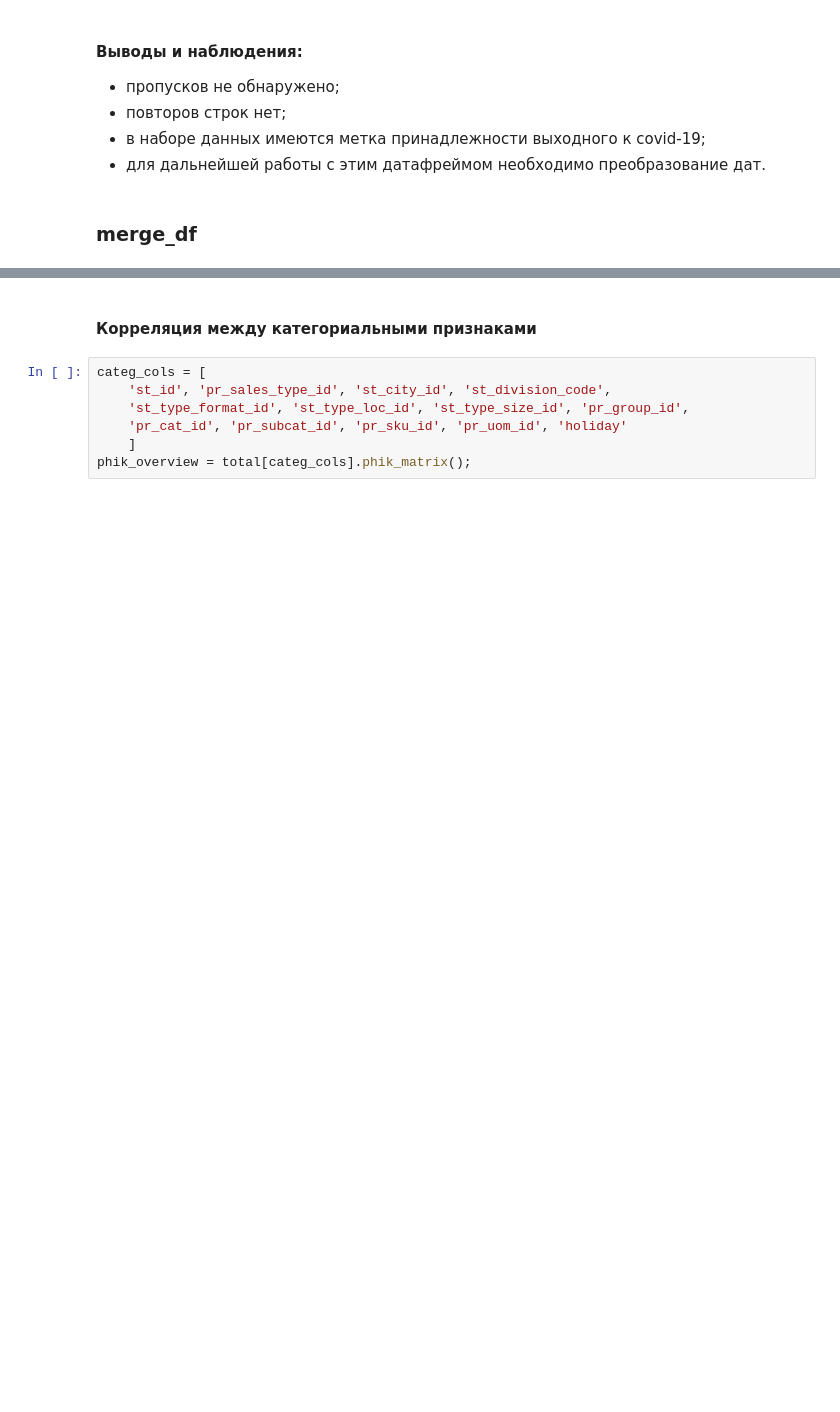
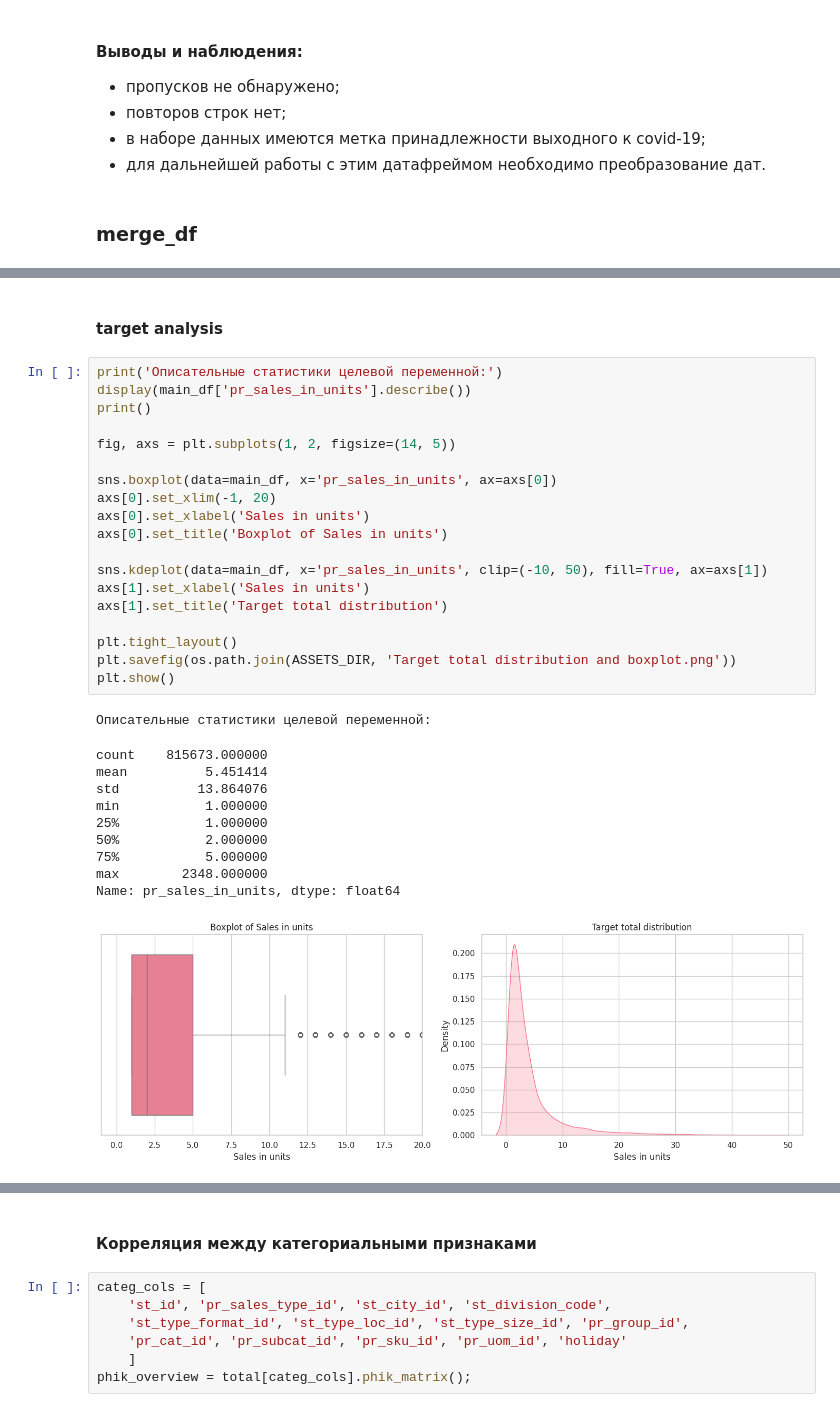
Before and after one commit to denis-42ds/demand_forecast_lenta, a Jupyter notebook: demand_forecast.ipynb, the cells around one changed output, grey strips where cells are left out. Saved outputs shown, nothing was run; the diff lists cells and outputs as text; blank space fills up the shorter version.

```diff
--- a/demand_forecast.ipynb
+++ b/demand_forecast.ipynb
@@ -480,0 +546,33 @@ Cреднее значение больше медианного, наблюда
+# %% [markdown]
+#### target analysis
+# %%
+print('Описательные статистики целевой переменной:')
+display(main_df['pr_sales_in_units'].describe())
+print()
+
+fig, axs = plt.subplots(1, 2, figsize=(14, 5))
+
+sns.boxplot(data=main_df, x='pr_sales_in_units', ax=axs[0])
+axs[0].set_xlim(-1, 20)
+axs[0].set_xlabel('Sales in units')
+axs[0].set_title('Boxplot of Sales in units')
+
+sns.kdeplot(data=main_df, x='pr_sales_in_units', clip=(-10, 50), fill=True, ax=axs[1])
+axs[1].set_xlabel('Sales in units')
+axs[1].set_title('Target total distribution')
+
+plt.tight_layout()
+plt.savefig(os.path.join(ASSETS_DIR, 'Target total distribution and boxplot.png'))
+plt.show()
+# %% [output]
+Описательные статистики целевой переменной:
+count    815673.000000
+mean          5.451414
+std          13.864076
+min           1.000000
+25%           1.000000
+50%           2.000000
+75%           5.000000
+max        2348.000000
+Name: pr_sales_in_units, dtype: float64
+[figure, added]
```
Also changed, not shown: parts of 43 cells of this notebook, 4 other files.
